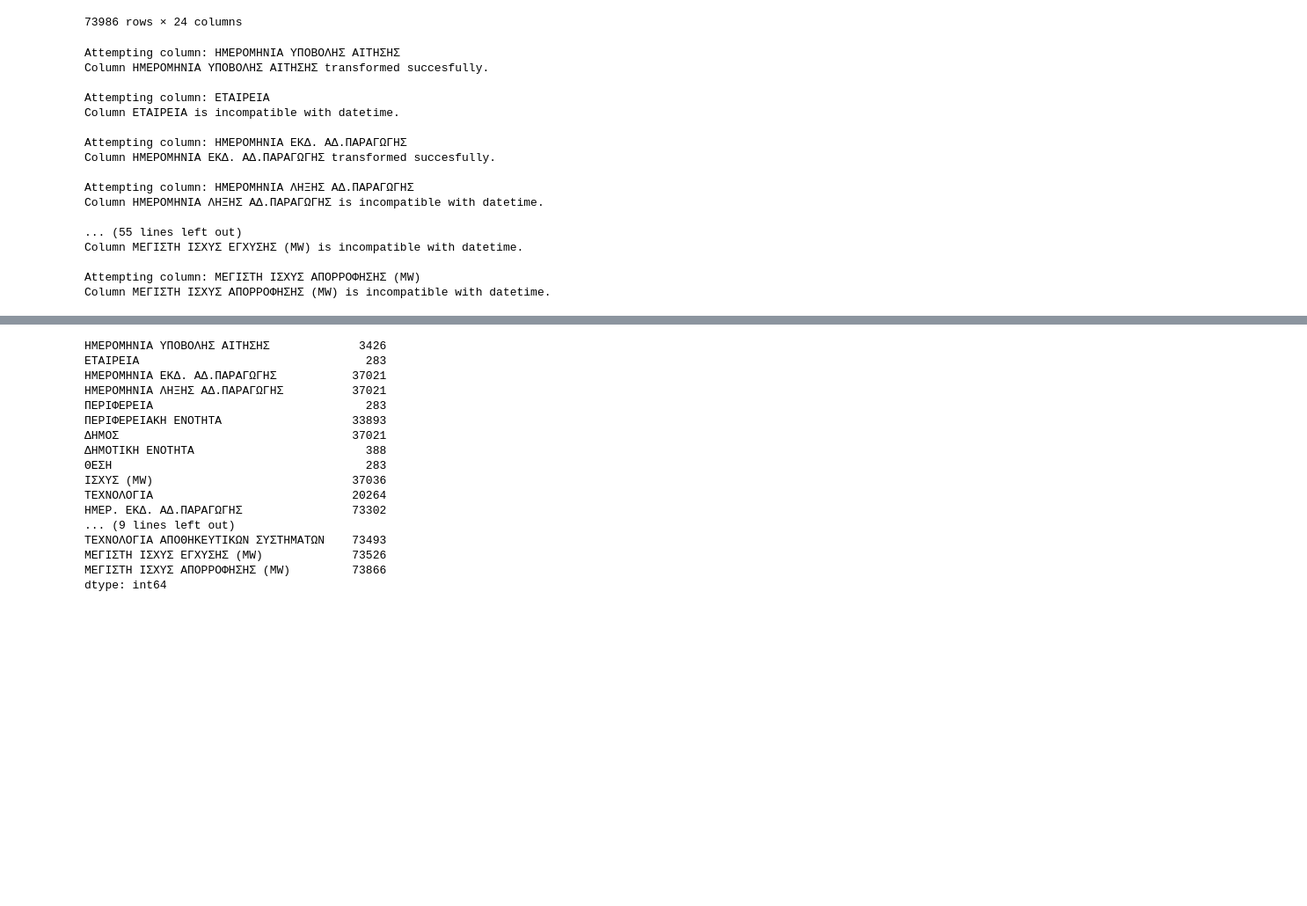
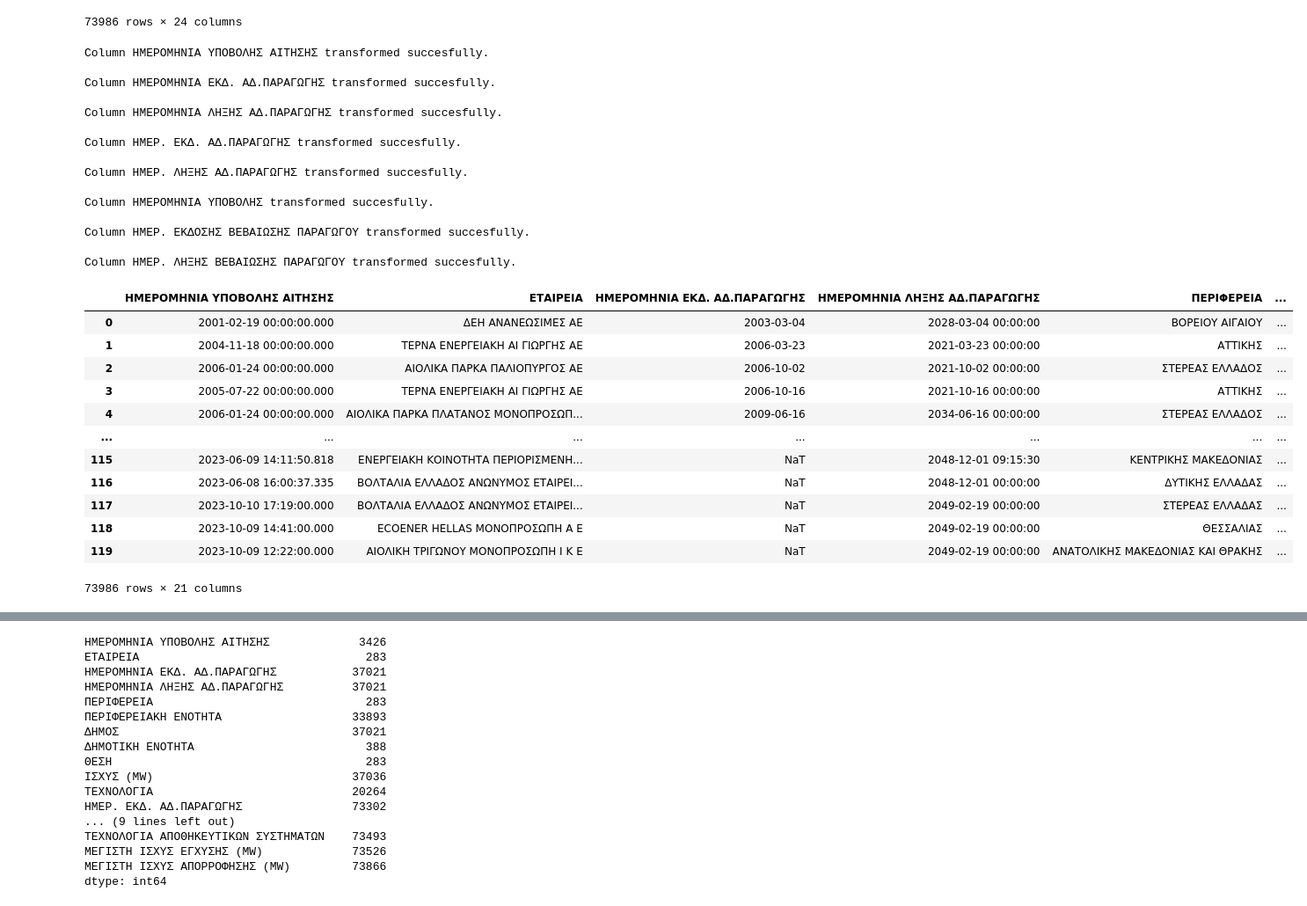
Before and after one commit to Mamxlam/RAE_Forecasting, a Jupyter notebook: src/notebooks/RAE_Forecasting_v1.ipynb, the cells around one changed output, grey strips where cells are left out. Shown at 88% size. Cells and saved outputs as stored; diff of their text form; code cells hidden in the pictures; blank space fills up the shorter version.

```diff
--- a/src/notebooks/RAE_Forecasting_v1.ipynb
+++ b/src/notebooks/RAE_Forecasting_v1.ipynb
@@ -157,47 +178,82 @@ def assign_naming(df, colnames=None):
 merge_pairs = {
     'ΗΜΕΡΟΜΗΝΙΑ ΥΠΟΒΟΛΗΣ ΑΙΤΗΣΗΣ': 'ΗΜΕΡΟΜΗΝΙΑ ΥΠΟΒΟΛΗΣ',
     'ΗΜΕΡΟΜΗΝΙΑ ΕΚΔ. ΑΔ.ΠΑΡΑΓΩΓΗΣ': 'ΗΜΕΡ. ΕΚΔΟΣΗΣ ΒΕΒΑΙΩΣΗΣ ΠΑΡΑΓΩΓΟΥ',
-    # 'ΗΜΕΡΟΜΗΝΙΑ ΛΗΞΗΣ ΑΔ.ΠΑΡΑΓΩΓΗΣ': 'ΗΜΕΡ. ΛΗΞΗΣ ΒΕΒΑΙΩΣΗΣ ΠΑΡΑΓΩΓΟΥ',
-    # 'ΗΜΕΡΟΜΗΝΙΑ ΕΚΔ. ΑΔ.ΠΑΡΑΓΩΓΗΣ': 'ΗΜΕΡ. ΕΚΔ. ΑΔ.ΠΑΡΑΓΩΓΗΣ',
+    'ΗΜΕΡΟΜΗΝΙΑ ΛΗΞΗΣ ΑΔ.ΠΑΡΑΓΩΓΗΣ': 'ΗΜΕΡ. ΛΗΞΗΣ ΒΕΒΑΙΩΣΗΣ ΠΑΡΑΓΩΓΟΥ',
+    'ΗΜΕΡΟΜΗΝΙΑ ΕΚΔ. ΑΔ.ΠΑΡΑΓΩΓΗΣ': 'ΗΜΕΡ. ΕΚΔ. ΑΔ.ΠΑΡΑΓΩΓΗΣ', # Adding same assignment column results to overwriting known good values
     # 'ΙΣΧΥΣ (MW)': 'Ισχύς (MW)',
     # 'ΗΜΕΡΟΜΗΝΙΑ ΕΚΔ. ΑΔ.ΠΑΡΑΓΩΓΗΣ' : 'ΗΜΕΡ. ΕΚΔΟΣΗΣ ΒΕΒΑΙΩΣΗΣ ΠΑΡΑΓΩΓΟΥ',
     # 'ΤΕΧΝΟΛΟΓΙΑ' : 'ΤΕΧΝΟΛΟΓΙΑ ΑΠΕ',
     # 'ΗΜΕΡΟΜΗΝΙΑ ΕΚΔ. ΑΔ.ΠΑΡΑΓΩΓΗΣ' : 'ΗΜΕΡ. ΕΚΔ. ΑΔ.ΠΑΡΑΓΩΓΗΣ',
-    # 'ΗΜΕΡΟΜΗΝΙΑ ΛΗΞΗΣ ΑΔ.ΠΑΡΑΓΩΓΗΣ' : 'ΗΜΕΡ. ΛΗΞΗΣ ΑΔ.ΠΑΡΑΓΩΓΗΣ'
+    # 'ΗΜΕΡΟΜΗΝΙΑ ΛΗΞΗΣ ΑΔ.ΠΑΡΑΓΩΓΗΣ' : 'ΗΜΕΡ. ΛΗΞΗΣ ΑΔ.ΠΑΡΑΓΩΓΗΣ',
+
 }
 
-def merge_columns(df, merge_pairs):
+def merge_columns(df, merge_pairs, inplace=False):
+    """
+    Merge pairs of columns from a DataFrame where some data is present in one column and some in the other.
+
+    Parameters:
+    df (DataFrame): DataFrame to modify.
+    merge_pairs (dict): Dictionary where the key is the column to assign values to and the value is the column to delete values from.
+    inplace (bool): Whether to modify the DataFrame in-place or return a new DataFrame.
+
+    Returns:
+    DataFrame: Modified DataFrame with merged columns.
+    """
+    if not inplace:
+        df = df.copy()
+
     for col_to_assign, col_to_del in merge_pairs.items():
-        # Filter rows where values exist in the column to assign
-        rows_with_values = df[col_to_del].notna()
-        # Fill NaN values in the column to assign with values from the column to delete only where values exist
+        if col_to_assign not in df.columns or col_to_del not in df.columns:
+            raise ValueError(f"Columns {col_to_assign} or {col_to_del} not found in DataFrame")
+
+        # Filter rows where values exist in the column to delete and the column to assign is NaT or NaN
+        rows_with_values = df[col_to_del].notna() & df[col_to_assign].isna()
+
+        # Fill NaN values in the column to assign with values from the column to delete only where values exist and the column to assign is NaT or NaN
         df.loc[rows_with_values, col_to_assign] = df.loc[rows_with_values, col_to_del]
+
         # Drop the column to delete
         df.drop(columns=col_to_del, inplace=True)
+
     return df
 
 
 df_merged_test = convert_to_datetime(merged_df.copy())
 # Merge columns based on merge pairs
-# df_merged_test = merge_columns(df_merged_test.copy(), merge_pairs)
+df_merged_test = merge_columns(df_merged_test.copy(), merge_pairs)
 # %% [output]
-Attempting column: ΗΜΕΡΟΜΗΝΙΑ ΥΠΟΒΟΛΗΣ ΑΙΤΗΣΗΣ
 Column ΗΜΕΡΟΜΗΝΙΑ ΥΠΟΒΟΛΗΣ ΑΙΤΗΣΗΣ transformed succesfully.
 
-Attempting column: ΕΤΑΙΡΕΙΑ
-Column ΕΤΑΙΡΕΙΑ is incompatible with datetime.
-
-Attempting column: ΗΜΕΡΟΜΗΝΙΑ ΕΚΔ. ΑΔ.ΠΑΡΑΓΩΓΗΣ
 Column ΗΜΕΡΟΜΗΝΙΑ ΕΚΔ. ΑΔ.ΠΑΡΑΓΩΓΗΣ transformed succesfully.
 
-Attempting column: ΗΜΕΡΟΜΗΝΙΑ ΛΗΞΗΣ ΑΔ.ΠΑΡΑΓΩΓΗΣ
-Column ΗΜΕΡΟΜΗΝΙΑ ΛΗΞΗΣ ΑΔ.ΠΑΡΑΓΩΓΗΣ is incompatible with datetime.
+Column ΗΜΕΡΟΜΗΝΙΑ ΛΗΞΗΣ ΑΔ.ΠΑΡΑΓΩΓΗΣ transformed succesfully.
 
-... (55 lines left out)
-Column ΜΕΓΙΣΤΗ ΙΣΧΥΣ ΕΓΧΥΣΗΣ (MW) is incompatible with datetime.
+Column ΗΜΕΡ. ΕΚΔ. ΑΔ.ΠΑΡΑΓΩΓΗΣ transformed succesfully.
 
-Attempting column: ΜΕΓΙΣΤΗ ΙΣΧΥΣ ΑΠΟΡΡΟΦΗΣΗΣ (MW)
-Column ΜΕΓΙΣΤΗ ΙΣΧΥΣ ΑΠΟΡΡΟΦΗΣΗΣ (MW) is incompatible with datetime.
+Column ΗΜΕΡ. ΛΗΞΗΣ ΑΔ.ΠΑΡΑΓΩΓΗΣ transformed succesfully.
+
+Column ΗΜΕΡΟΜΗΝΙΑ ΥΠΟΒΟΛΗΣ transformed succesfully.
+
+Column ΗΜΕΡ. ΕΚΔΟΣΗΣ ΒΕΒΑΙΩΣΗΣ ΠΑΡΑΓΩΓΟΥ transformed succesfully.
+
+Column ΗΜΕΡ. ΛΗΞΗΣ ΒΕΒΑΙΩΣΗΣ ΠΑΡΑΓΩΓΟΥ transformed succesfully.
+# %%
+df_merged_test
+# %% [output]
+|  | ΗΜΕΡΟΜΗΝΙΑ ΥΠΟΒΟΛΗΣ ΑΙΤΗΣΗΣ | ΕΤΑΙΡΕΙΑ | ΗΜΕΡΟΜΗΝΙΑ ΕΚΔ. ΑΔ.ΠΑΡΑΓΩΓΗΣ | ΗΜΕΡΟΜΗΝΙΑ ΛΗΞΗΣ ΑΔ.ΠΑΡΑΓΩΓΗΣ | ΠΕΡΙΦΕΡΕΙΑ | ... |
+| 0 | 2001-02-19 00:00:00.000 | ΔΕΗ ΑΝΑΝΕΩΣΙΜΕΣ ΑΕ | 2003-03-04 | 2028-03-04 00:00:00 | ΒΟΡΕΙΟΥ ΑΙΓΑΙΟΥ | ... |
+| 1 | 2004-11-18 00:00:00.000 | ΤΕΡΝΑ ΕΝΕΡΓΕΙΑΚΗ ΑΙ ΓΙΩΡΓΗΣ ΑΕ | 2006-03-23 | 2021-03-23 00:00:00 | ΑΤΤΙΚΗΣ | ... |
+| 2 | 2006-01-24 00:00:00.000 | ΑΙΟΛΙΚΑ ΠΑΡΚΑ ΠΑΛΙΟΠΥΡΓΟΣ ΑΕ | 2006-10-02 | 2021-10-02 00:00:00 | ΣΤΕΡΕΑΣ ΕΛΛΑΔΟΣ | ... |
+| 3 | 2005-07-22 00:00:00.000 | ΤΕΡΝΑ ΕΝΕΡΓΕΙΑΚΗ ΑΙ ΓΙΩΡΓΗΣ ΑΕ | 2006-10-16 | 2021-10-16 00:00:00 | ΑΤΤΙΚΗΣ | ... |
+| 4 | 2006-01-24 00:00:00.000 | ΑΙΟΛΙΚΑ ΠΑΡΚΑ ΠΛΑΤΑΝΟΣ ΜΟΝΟΠΡΟΣΩΠ... | 2009-06-16 | 2034-06-16 00:00:00 | ΣΤΕΡΕΑΣ ΕΛΛΑΔΟΣ | ... |
+| ... | ... | ... | ... | ... | ... | ... |
+| 115 | 2023-06-09 14:11:50.818 | ΕΝΕΡΓΕΙΑΚΗ ΚΟΙΝΟΤΗΤΑ ΠΕΡΙΟΡΙΣΜΕΝΗ... | NaT | 2048-12-01 09:15:30 | ΚΕΝΤΡΙΚΗΣ ΜΑΚΕΔΟΝΙΑΣ | ... |
+| 116 | 2023-06-08 16:00:37.335 | ΒΟΛΤΑΛΙΑ ΕΛΛΑΔΟΣ ΑΝΩΝΥΜΟΣ ΕΤΑΙΡΕΙ... | NaT | 2048-12-01 00:00:00 | ΔΥΤΙΚΗΣ ΕΛΛΑΔΑΣ | ... |
+| 117 | 2023-10-10 17:19:00.000 | ΒΟΛΤΑΛΙΑ ΕΛΛΑΔΟΣ ΑΝΩΝΥΜΟΣ ΕΤΑΙΡΕΙ... | NaT | 2049-02-19 00:00:00 | ΣΤΕΡΕΑΣ ΕΛΛΑΔΑΣ | ... |
+| 118 | 2023-10-09 14:41:00.000 | ECOENER HELLAS ΜΟΝΟΠΡΟΣΩΠΗ Α Ε | NaT | 2049-02-19 00:00:00 | ΘΕΣΣΑΛΙΑΣ | ... |
+| 119 | 2023-10-09 12:22:00.000 | ΑΙΟΛΙΚΗ ΤΡΙΓΩΝΟΥ ΜΟΝΟΠΡΟΣΩΠΗ Ι Κ Ε | NaT | 2049-02-19 00:00:00 | ΑΝΑΤΟΛΙΚΗΣ ΜΑΚΕΔΟΝΙΑΣ ΚΑΙ ΘΡΑΚΗΣ | ... |
+73986 rows × 21 columns
 # %%
 df_merged_test.dtypes
 # %% [output]
```
Also changed, not shown: parts of 4 cells of this notebook.
